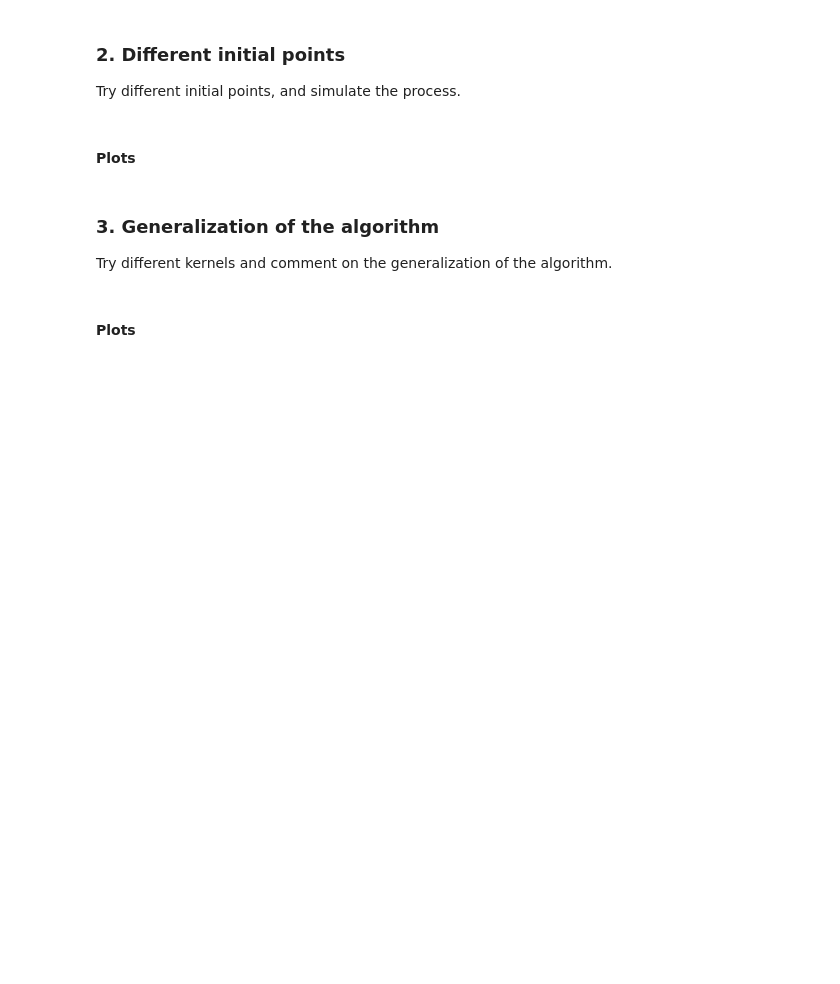
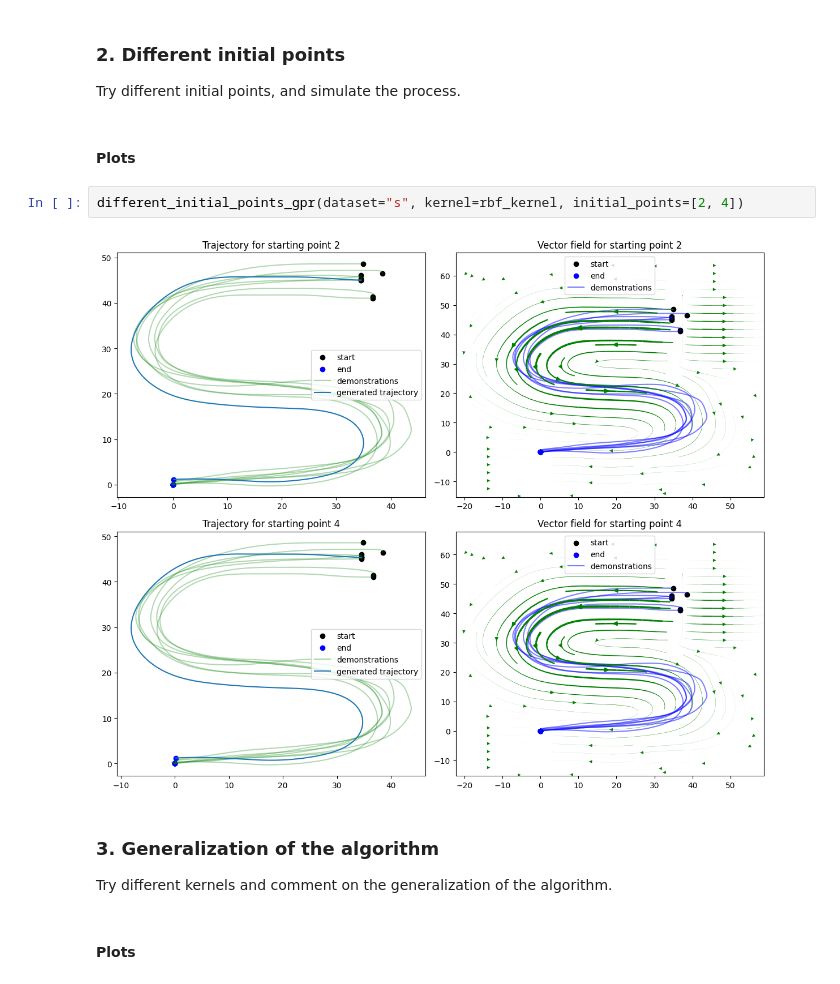
Before and after one commit to AshrithSagar/CP321-ILR-2025, a Jupyter notebook: Assignments/Assignment-3_6/Assignment6_RegressionTechniques(GPR).ipynb, the cells around one changed output. Drawn from its saved outputs; the diff is of its cells as text; blank space fills up the shorter version.

```diff
--- a/Assignments/Assignment-3_6/Assignment6_RegressionTechniques(GPR).ipynb
+++ b/Assignments/Assignment-3_6/Assignment6_RegressionTechniques(GPR).ipynb
@@ -91,6 +99,10 @@ fit_gpr(dataset="s", kernel=rbf_kernel, show_prior_posterior=False)
 Try different initial points, and simulate the process.
 # %% [markdown]
 #### Plots
+# %%
+different_initial_points_gpr(dataset="s", kernel=rbf_kernel, initial_points=[2, 4])
+# %% [output]
+[figure, added]
 # %% [markdown]
 ### 3. Generalization of the algorithm
 
```
Also changed, not shown: parts of 3 cells of this notebook, 1 other file.
